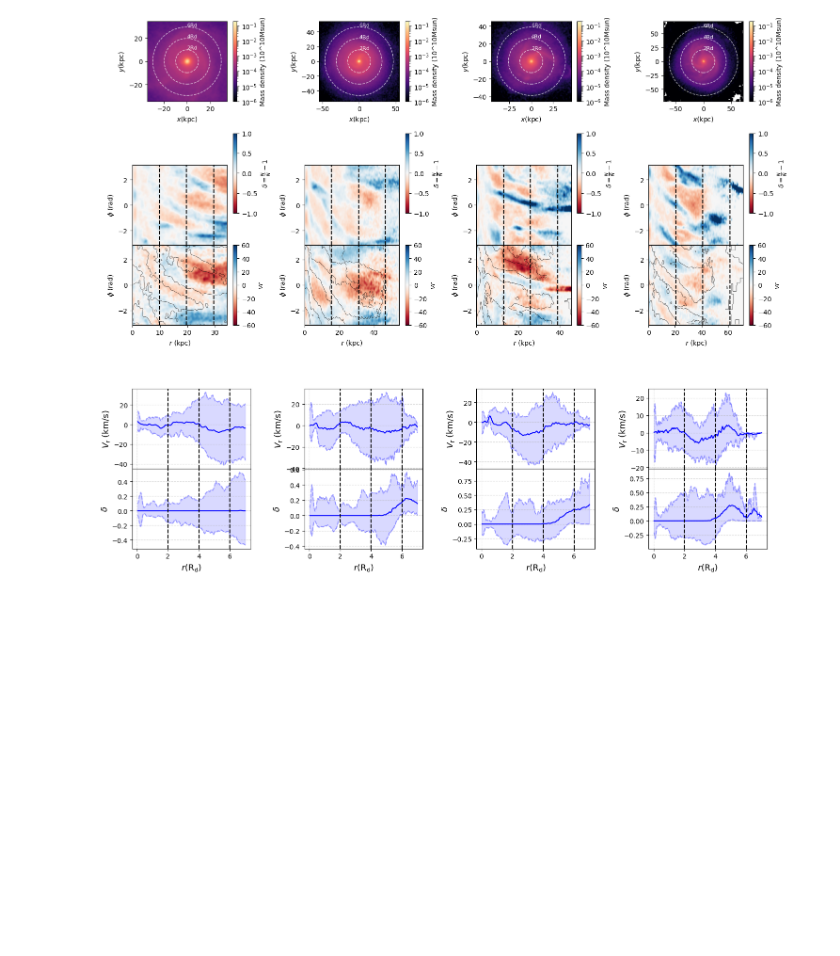
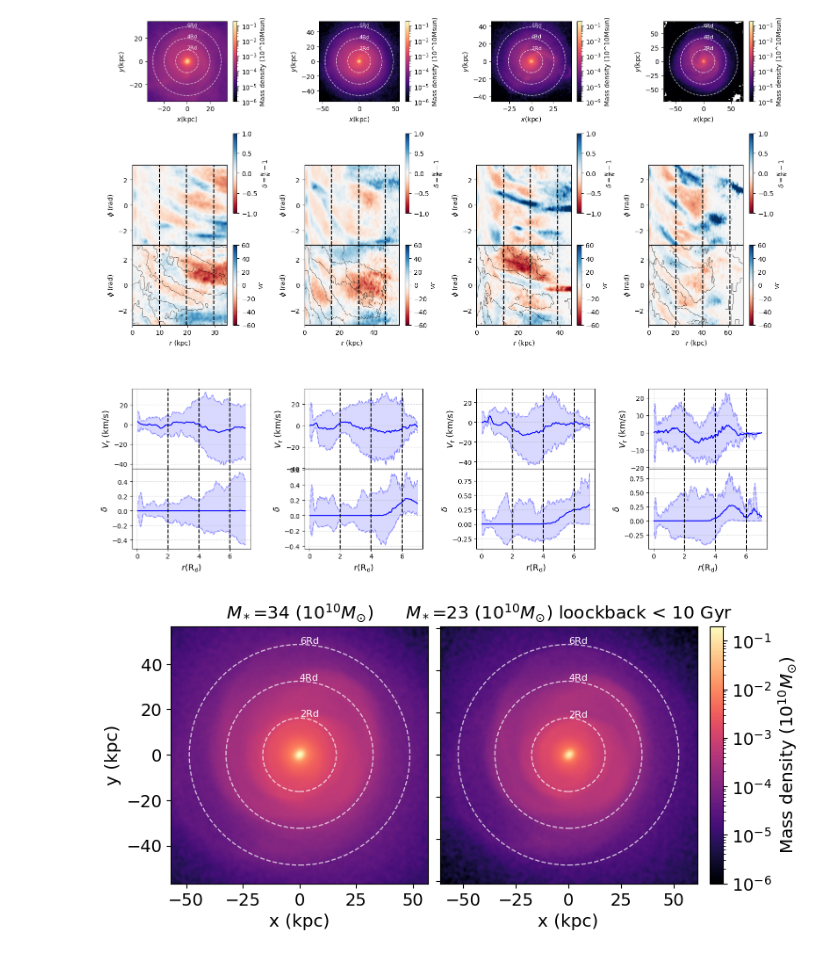
Before and after one commit to Alverd02/Kinematic-Signatures-of-Bars-and-Spirals-in-TNG50-Galaxies, a Jupyter notebook: Multiple galaxies.ipynb, the cells around one changed output. Saved outputs shown, nothing was run; the diff lists cells and outputs as text; code cells hidden in the pictures; blank space fills up the shorter version.

```diff
--- a/Multiple galaxies.ipynb
+++ b/Multiple galaxies.ipynb
@@ -1330,0 +1319,29 @@ plt.savefig("loockback example", dpi=300, bbox_inches='tight')
+# %%
+fig = plt.figure(figsize=(8,8), layout="constrained") # Notice the equal aspect ratio
+ax = [fig.add_subplot(1,2,i+1) for i in range(2)]
+
+im1 = plot_mass(x_old, y_old, m_old, ax[0], Rd_old)
+im2 = plot_mass(x, y, m, ax[1], Rd)
+
+for a in ax:
+    a.tick_params(axis='both', labelsize=14)
+    a.set_aspect("equal")
+
+cbar = fig.colorbar(im2, ax=ax[1], shrink=0.37)
+cbar.set_label(r'Mass density $(10^{10}M_{\rm{\odot}})$', fontsize='x-large')
+cbar.ax.tick_params(labelsize=14) # Matches your axis ticks
+
+ax[0].set_title(r"$M_*$="+str(round(sum(m_old)))+r" $(10^{10}M_{\rm{\odot}})$",fontsize='x-large')
+ax[1].set_title(r"$M_*$="+str(round(sum(m)))+r" $(10^{10}M_{\rm{\odot}})$ loockback < 10 Gyr",fontsize='x-large')
+
+ax[0].set_ylabel("y (kpc)",fontsize='x-large')
+ax[0].set_xlabel("x (kpc)",fontsize='x-large')
+ax[1].set_xlabel("x (kpc)",fontsize='x-large')
+
+ax[1].set_yticklabels([])
+ax[1].set_ylabel("")
+
+
+plt.savefig("loockback example", dpi=300, bbox_inches='tight')
+# %% [output]
+[figure, added]
```
Also changed, not shown: parts of 3 cells of this notebook, 2 other files.
